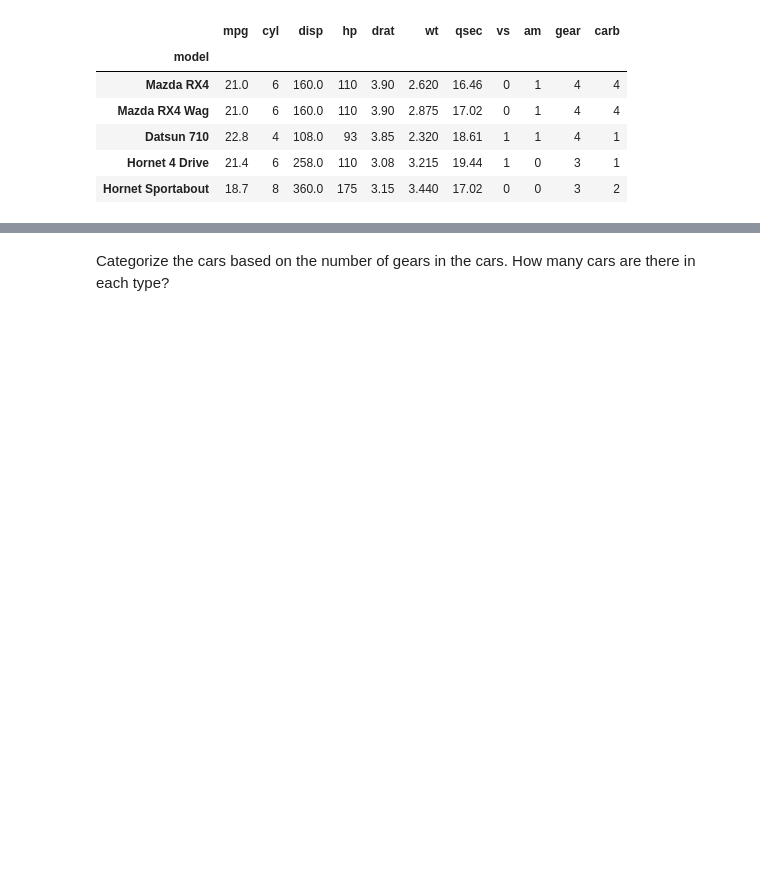
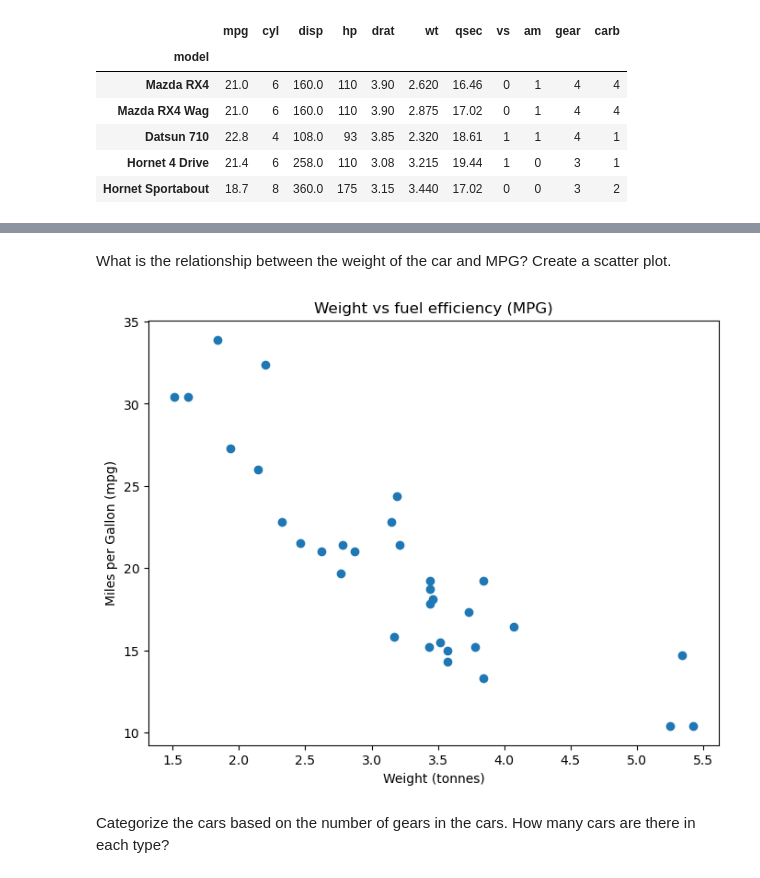
Before and after one commit to adarshinaganti/sem2, a Jupyter notebook: dav/Week6.ipynb, the cells around one changed output, grey strips where cells are left out. Saved outputs shown, nothing was run; the diff lists cells and outputs as text; code cells hidden in the pictures; blank space fills up the shorter version.

```diff
--- a/dav/Week6.ipynb
+++ b/dav/Week6.ipynb
@@ -27,3 +105,16 @@ mt.head()
+# %% [markdown]
+What is the relationship between the weight of the car and MPG? Create a scatter plot.
+# %%
+plt.figure(figsize=(8, 6))
+plt.scatter(mt['wt'], mt['mpg'])
+
+plt.xlabel('Weight (tonnes)')
+plt.ylabel('Miles per Gallon (mpg)')
+plt.title('Weight vs fuel efficiency (MPG)')
+
+plt.show()
+# %% [output]
+[figure, added]
 # %% [markdown]
 Categorize the cars based on the number of gears in the cars. How many cars are there in each type?
 # %%
```
Also changed, not shown: parts of 68 cells of this notebook, 2 other files.
